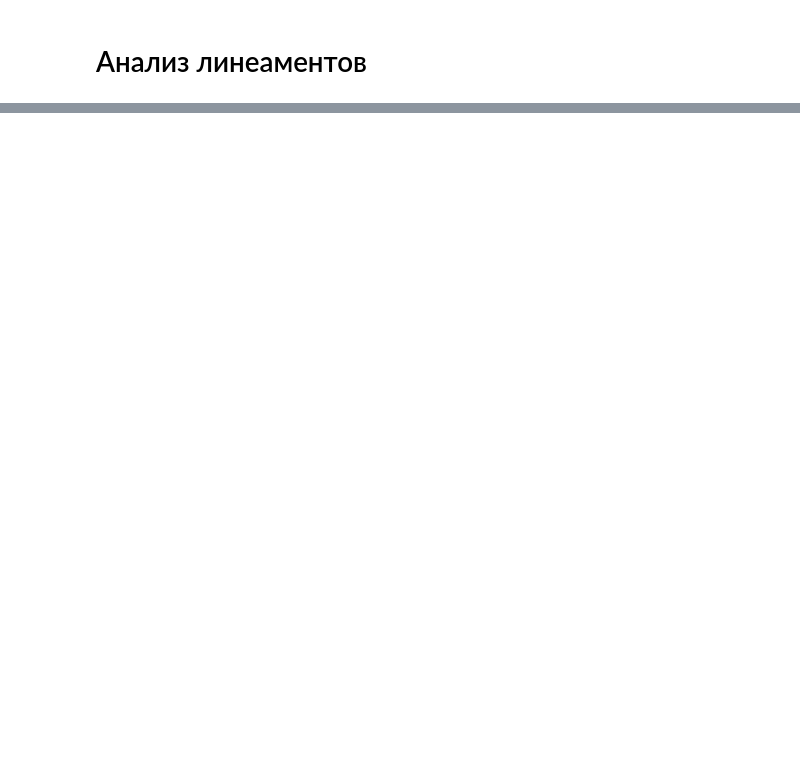
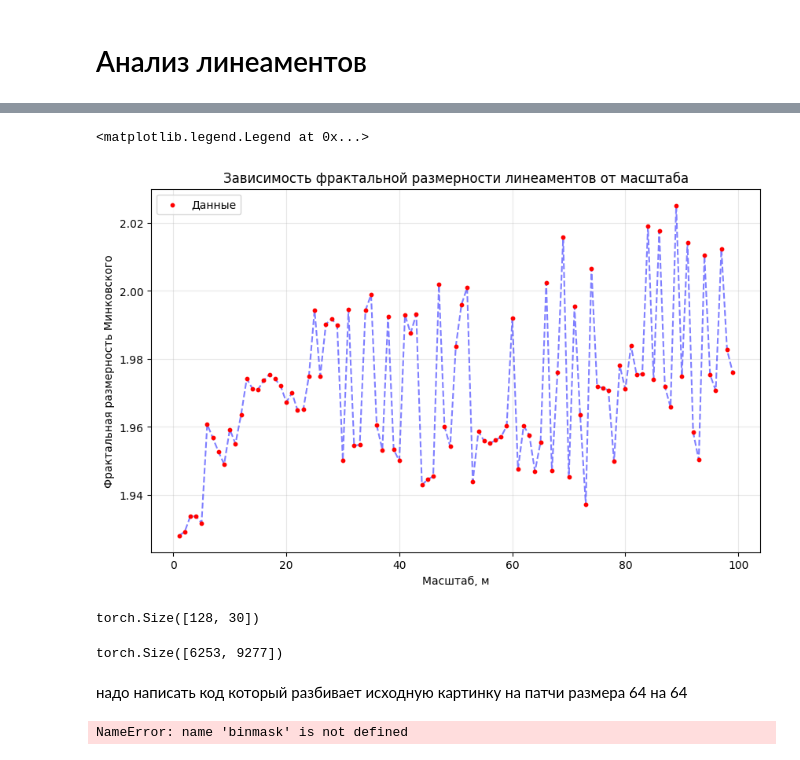
Before and after one commit to AitalUn/fractal_analysis, a Jupyter notebook: temp.ipynb, the cells around one changed output, grey strips where cells are left out. Cells and saved outputs as stored; diff of their text form; code cells hidden in the pictures; blank space fills up the shorter version.

```diff
--- a/temp.ipynb
+++ b/temp.ipynb
@@ -123,0 +182,14 @@ Error:
+# %%
+from pathlib import Path
+import torch
+from utils.box_counting import get_fractal_dimension_adaptive
+import rasterio as rs
+
+
+fractal_scales = {}
+for scale in downsampled_tensors:
+    try:
+        fractal_scales[scale] = get_fractal_dimension_adaptive(
+            downsampled_tensors[scale] > downsampled_tensors[scale].mean())
+    except:
+        break
@@ -123,0 +205,58 @@ Error:
+# %%
+import matplotlib.pyplot as plt
+
+fractal_scales
+x = list(fractal_scales.keys())
+y = list(fractal_scales.values())
+
+# Сортируем по x (чтобы линия не прыгала)
+sorted_pairs = sorted(zip(x, y))
+x_sorted, y_sorted = zip(*sorted_pairs)
+
+# Строим график
+plt.figure(figsize=(10, 6))
+plt.scatter(x_sorted, y_sorted, s=10, color='red', label='Данные', zorder=5)
+plt.plot(x_sorted, y_sorted, 'b--', alpha=0.5)
+
+plt.grid()
+plt.xlabel('Масштаб, м')
+plt.ylabel('Фрактальная размерность Минковского')
+plt.title('Зависимость фрактальной размерности линеаментов от масштаба')
+plt.grid(True, alpha=0.3)
+plt.legend()
+# %% [output]
+<matplotlib.legend.Legend at 0x...>
+[figure, added]
+# %%
+from torch import nn
+
+m = nn.Linear(20, 30)
+input = torch.randn(128, 20)
+output = m(input)
+print(output.size())
+# %% [output]
+torch.Size([128, 30])
+# %%
+box_size = 64
+
+
+
+m = nn.Linear(2, 1)
+
+binmask.shape
+# %% [output]
+torch.Size([6253, 9277])
+# %% [markdown]
+надо написать код который разбивает исходную картинку на патчи размера 64 на 64
+# %%
+patch_size = 64
+
+H, W = binmask.shape
+n_patches_h = H // patch_size
+n_patches_w = W // patch_size
+
+image_cropped = binmask[:n_patches_h*patch_size, :n_patches_h*patch_size]
+
+patches = image_cropped.unfold(0, patch_size, patch_size).unfold(1, patch_size, patch_size)
+# %% [output]
+NameError: name 'binmask' is not defined
```
Also changed, not shown: parts of 17 cells of this notebook, 24 other files.
